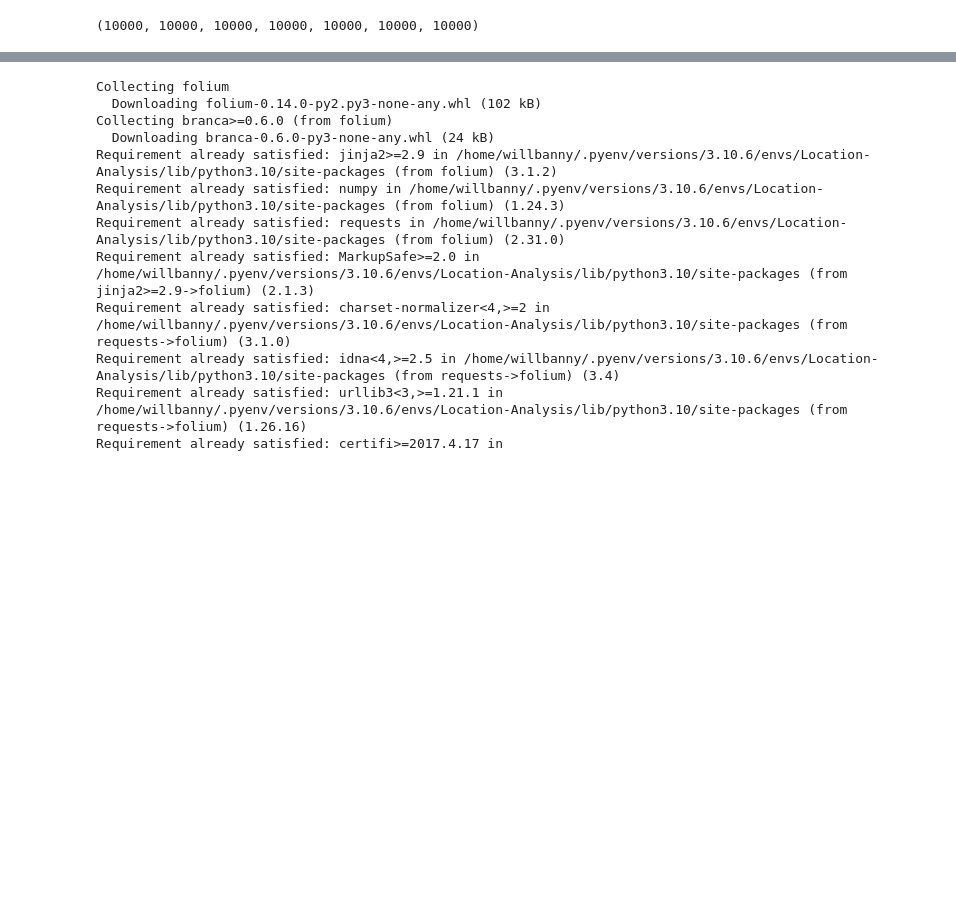
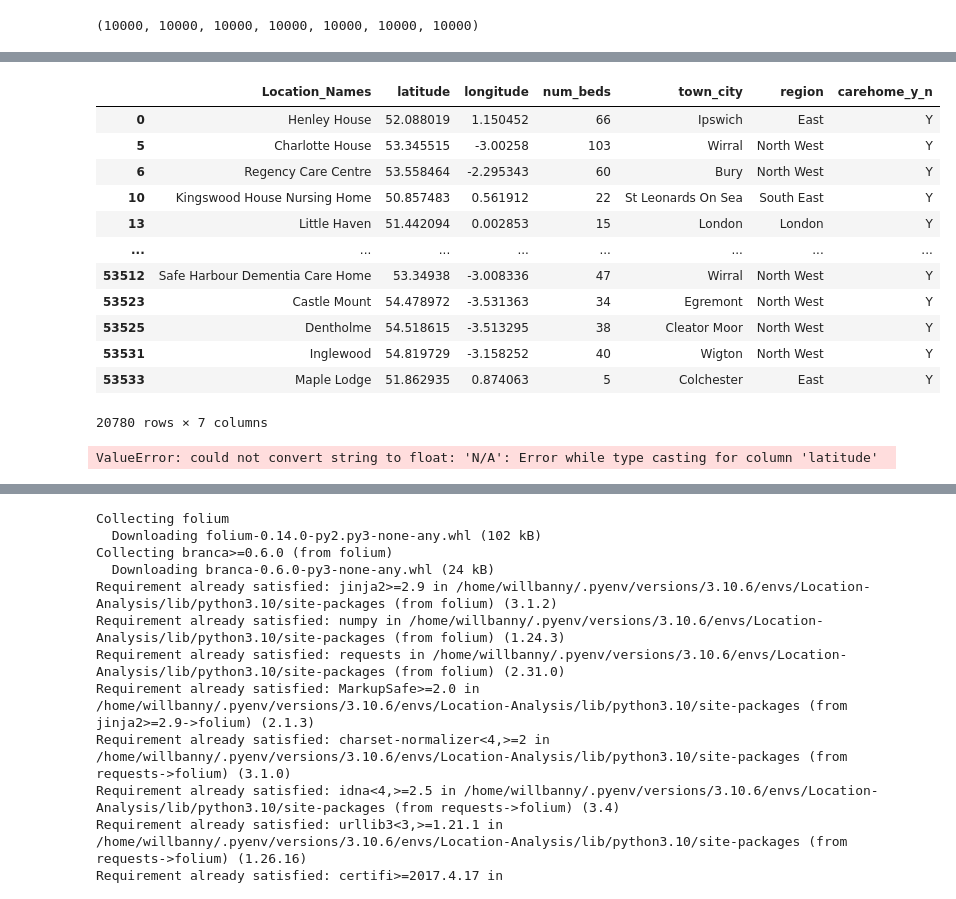
Before and after one commit to willbanny/Location-Analysis, a Jupyter notebook: carehome_api/carehome_api_coords.ipynb, the cells around one changed output, grey strips where cells are left out. Saved outputs shown, nothing was run; the diff lists cells and outputs as text; code cells hidden in the pictures; blank space fills up the shorter version.

```diff
--- a/carehome_api/carehome_api_coords.ipynb
+++ b/carehome_api/carehome_api_coords.ipynb
@@ -122,0 +210,21 @@ carehomes_df
+# %%
+carehomes_df_clean
+# %% [output]
+|  | Location_Names | latitude | longitude | num_beds | town_city | region | carehome_y_n |
+| 0 | Henley House | 52.088019 | 1.150452 | 66 | Ipswich | East | Y |
+| 5 | Charlotte House | 53.345515 | -3.00258 | 103 | Wirral | North West | Y |
+| 6 | Regency Care Centre | 53.558464 | -2.295343 | 60 | Bury | North West | Y |
+| 10 | Kingswood House Nursing Home | 50.857483 | 0.561912 | 22 | St Leonards On Sea | South East | Y |
+| 13 | Little Haven | 51.442094 | 0.002853 | 15 | London | London | Y |
+| ... | ... | ... | ... | ... | ... | ... | ... |
+| 53512 | Safe Harbour Dementia Care Home | 53.34938 | -3.008336 | 47 | Wirral | North West | Y |
+| 53523 | Castle Mount | 54.478972 | -3.531363 | 34 | Egremont | North West | Y |
+| 53525 | Dentholme | 54.518615 | -3.513295 | 38 | Cleator Moor | North West | Y |
+| 53531 | Inglewood | 54.819729 | -3.158252 | 40 | Wigton | North West | Y |
+| 53533 | Maple Lodge | 51.862935 | 0.874063 | 5 | Colchester | East | Y |
+20780 rows × 7 columns
+# %%
+carehomes_df_clean = carehomes_df_clean.astype({'latitude':'float','longitude':'float', 'num_beds': "int"})
+carehomes_df_clean.info()
+# %% [output]
+ValueError: could not convert string to float: 'N/A': Error while type casting for column 'latitude'
```
Also changed, not shown: parts of 23 cells of this notebook.
